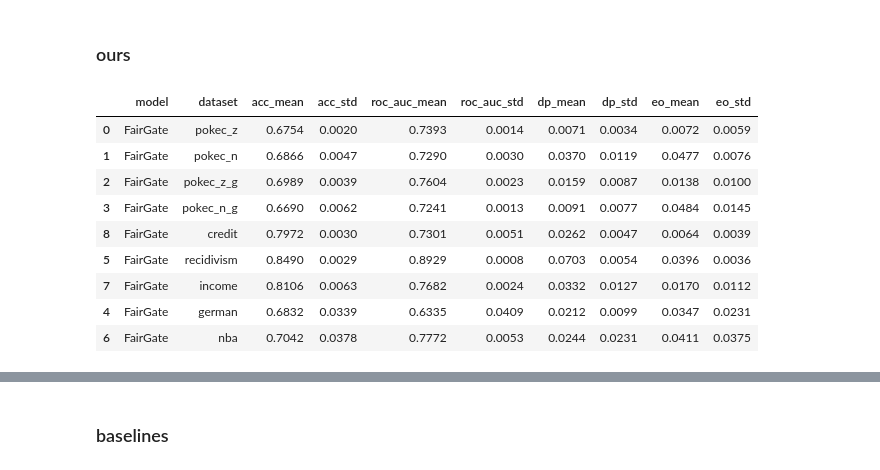
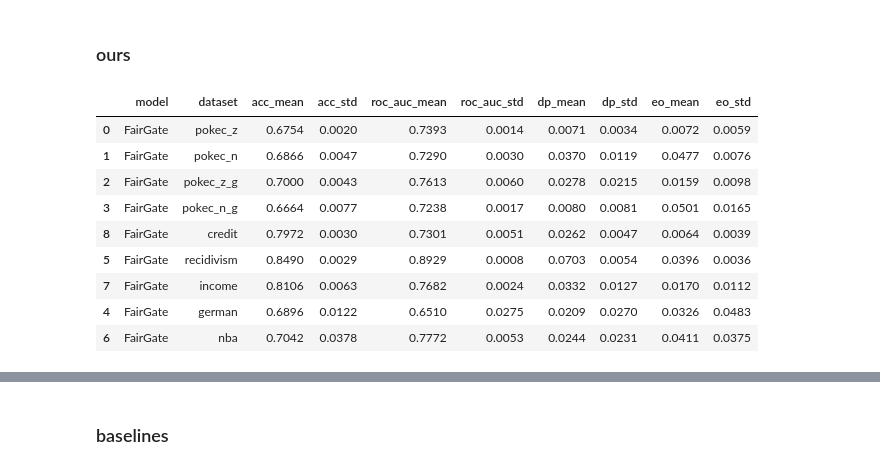
Before and after one commit to sybeam27/FairGate, a Jupyter notebook: 0.results.ipynb, the cells around one changed output, grey strips where cells are left out. Cells and saved outputs as stored; diff of their text form; code cells hidden in the pictures.

```diff
--- a/0.results.ipynb
+++ b/0.results.ipynb
@@ -159,40 +159,45 @@ FairGate              9
 # %%
 file_name ='exp_fairgate_gcn'
 
-datasets = ['pokec_z', 'pokec_n', 'pokec_z_g', 'pokec_n_g',
-             'credit', 'recidivism', 'income', 'german', 'nba']
+datasets = [
+    'pokec_z', 'pokec_n',
+    'pokec_z_g', 'pokec_n_g',
+    'credit', 'recidivism', 'income',
+    'german',
+    'nba'
+             ]
 
 df = pd.read_csv(f'./outputs/{file_name}.csv')
 df = df[[
     'model', 'dataset',
     'acc_mean',
     'acc_std',
     'roc_auc_mean',
     'roc_auc_std',
     'dp_mean',
     'dp_std',
     'eo_mean',
     'eo_std',
     # 'time_sec_mean', 'time_sec_std'
 ]]
 
 df = df.copy()
 df['dataset'] = pd.Categorical(
     df['dataset'],
     categories=datasets,
     ordered=True
 )
 
 df.sort_values('dataset')
-# [df.dataset == 'credit']
+# [df.dataset == 'german']
 # %% [output]
 |  | model | dataset | acc_mean | acc_std | roc_auc_mean | roc_auc_std | dp_mean | dp_std | eo_mean | eo_std |
 | 0 | FairGate | pokec_z | 0.6754 | 0.0020 | 0.7393 | 0.0014 | 0.0071 | 0.0034 | 0.0072 | 0.0059 |
 | 1 | FairGate | pokec_n | 0.6866 | 0.0047 | 0.7290 | 0.0030 | 0.0370 | 0.0119 | 0.0477 | 0.0076 |
-| 2 | FairGate | pokec_z_g | 0.6989 | 0.0039 | 0.7604 | 0.0023 | 0.0159 | 0.0087 | 0.0138 | 0.0100 |
-| 3 | FairGate | pokec_n_g | 0.6690 | 0.0062 | 0.7241 | 0.0013 | 0.0091 | 0.0077 | 0.0484 | 0.0145 |
+| 2 | FairGate | pokec_z_g | 0.7000 | 0.0043 | 0.7613 | 0.0060 | 0.0278 | 0.0215 | 0.0159 | 0.0098 |
+| 3 | FairGate | pokec_n_g | 0.6664 | 0.0077 | 0.7238 | 0.0017 | 0.0080 | 0.0081 | 0.0501 | 0.0165 |
 | 8 | FairGate | credit | 0.7972 | 0.0030 | 0.7301 | 0.0051 | 0.0262 | 0.0047 | 0.0064 | 0.0039 |
 | 5 | FairGate | recidivism | 0.8490 | 0.0029 | 0.8929 | 0.0008 | 0.0703 | 0.0054 | 0.0396 | 0.0036 |
 | 7 | FairGate | income | 0.8106 | 0.0063 | 0.7682 | 0.0024 | 0.0332 | 0.0127 | 0.0170 | 0.0112 |
-| 4 | FairGate | german | 0.6832 | 0.0339 | 0.6335 | 0.0409 | 0.0212 | 0.0099 | 0.0347 | 0.0231 |
+| 4 | FairGate | german | 0.6896 | 0.0122 | 0.6510 | 0.0275 | 0.0209 | 0.0270 | 0.0326 | 0.0483 |
 | 6 | FairGate | nba | 0.7042 | 0.0378 | 0.7772 | 0.0053 | 0.0244 | 0.0231 | 0.0411 | 0.0375 |
```
Also changed, not shown: parts of 2 cells of this notebook, 11 other files.
